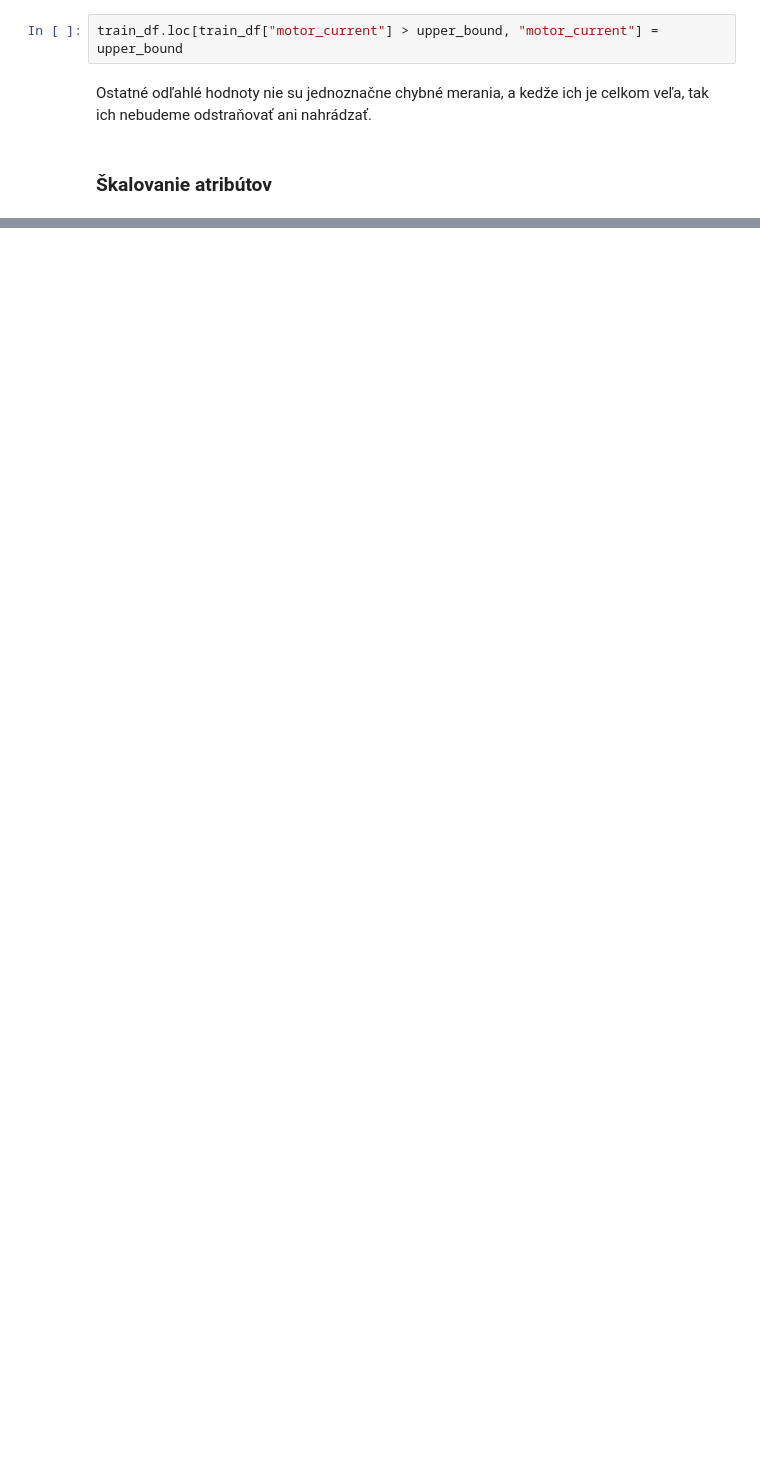
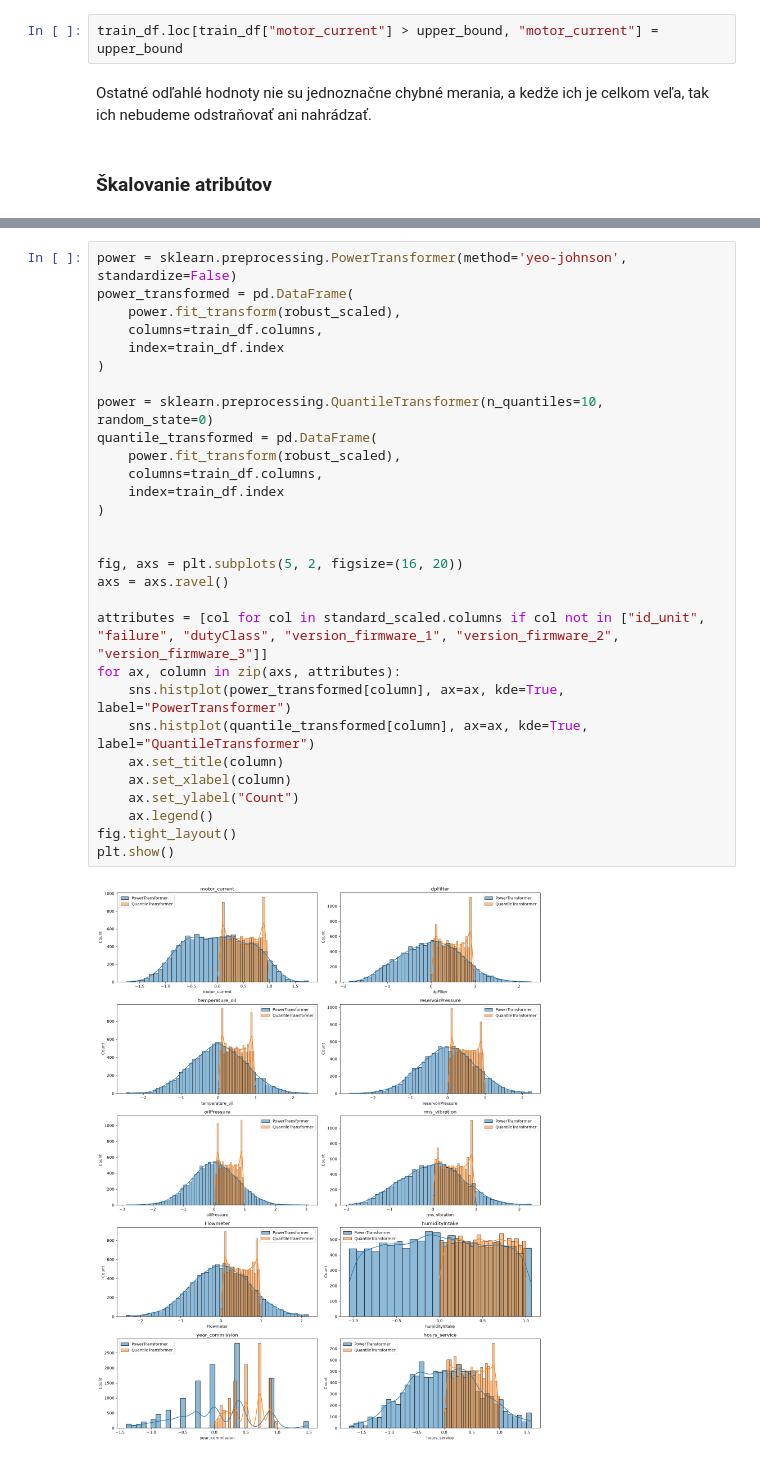
Before and after one commit to Langos428/IAU_projekt, a Jupyter notebook: faza2.ipynb, the cells around one changed output, grey strips where cells are left out. Drawn from its saved outputs; the diff is of its cells as text; blank space fills up the shorter version.

```diff
--- a/faza2.ipynb
+++ b/faza2.ipynb
@@ -163,0 +203,31 @@ Ostatné odľahlé hodnoty nie su jednoznačne chybné merania, a kedže ich je
+# %%
+power = sklearn.preprocessing.PowerTransformer(method='yeo-johnson', standardize=False)
+power_transformed = pd.DataFrame(
+    power.fit_transform(robust_scaled),
+    columns=train_df.columns,
+    index=train_df.index
+)
+
+power = sklearn.preprocessing.QuantileTransformer(n_quantiles=10, random_state=0)
+quantile_transformed = pd.DataFrame(
+    power.fit_transform(robust_scaled),
+    columns=train_df.columns,
+    index=train_df.index
+)
+
+
+fig, axs = plt.subplots(5, 2, figsize=(16, 20))
+axs = axs.ravel()
+
+attributes = [col for col in standard_scaled.columns if col not in ["id_unit", "failure", "dutyClass", "version_firmware_1", "version_firmware_2", "version_firmware_3"]]
+for ax, column in zip(axs, attributes):
+    sns.histplot(power_transformed[column], ax=ax, kde=True, label="PowerTransformer")
+    sns.histplot(quantile_transformed[column], ax=ax, kde=True, label="QuantileTransformer")
+    ax.set_title(column)
+    ax.set_xlabel(column)
+    ax.set_ylabel("Count")
+    ax.legend()
+fig.tight_layout()
+plt.show()
+# %% [output]
+[figure, added]
```
Also changed, not shown: parts of 6 cells of this notebook, 1 other file.
